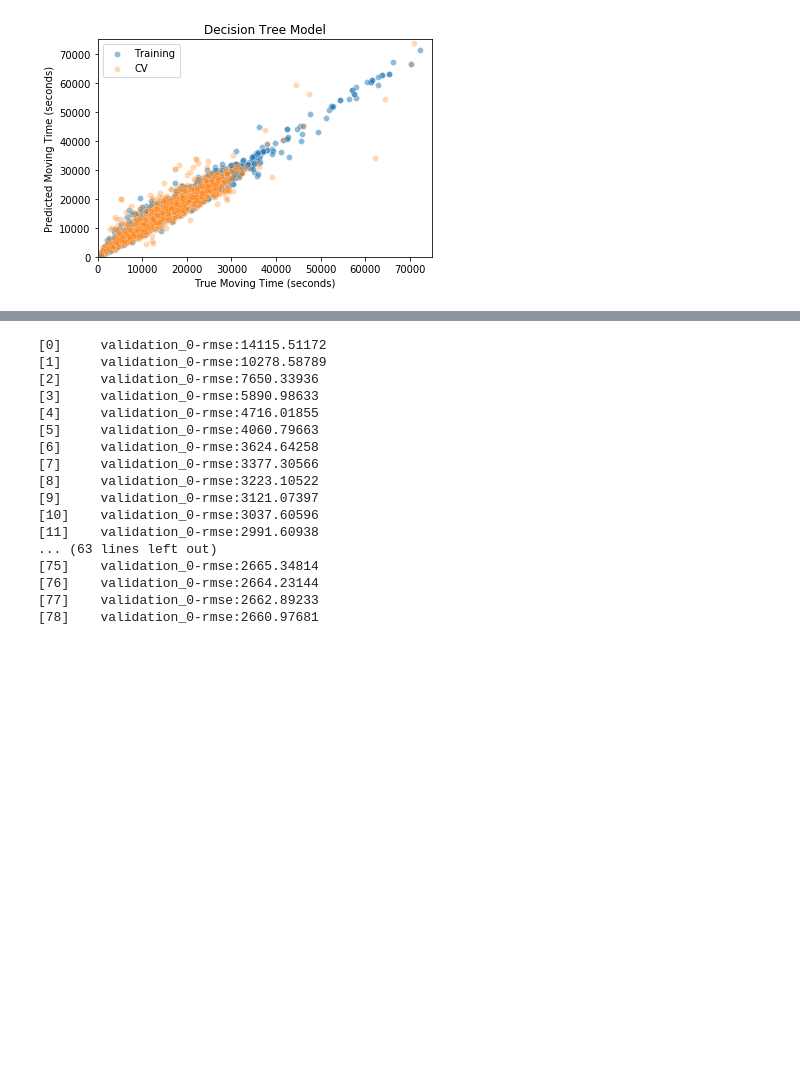
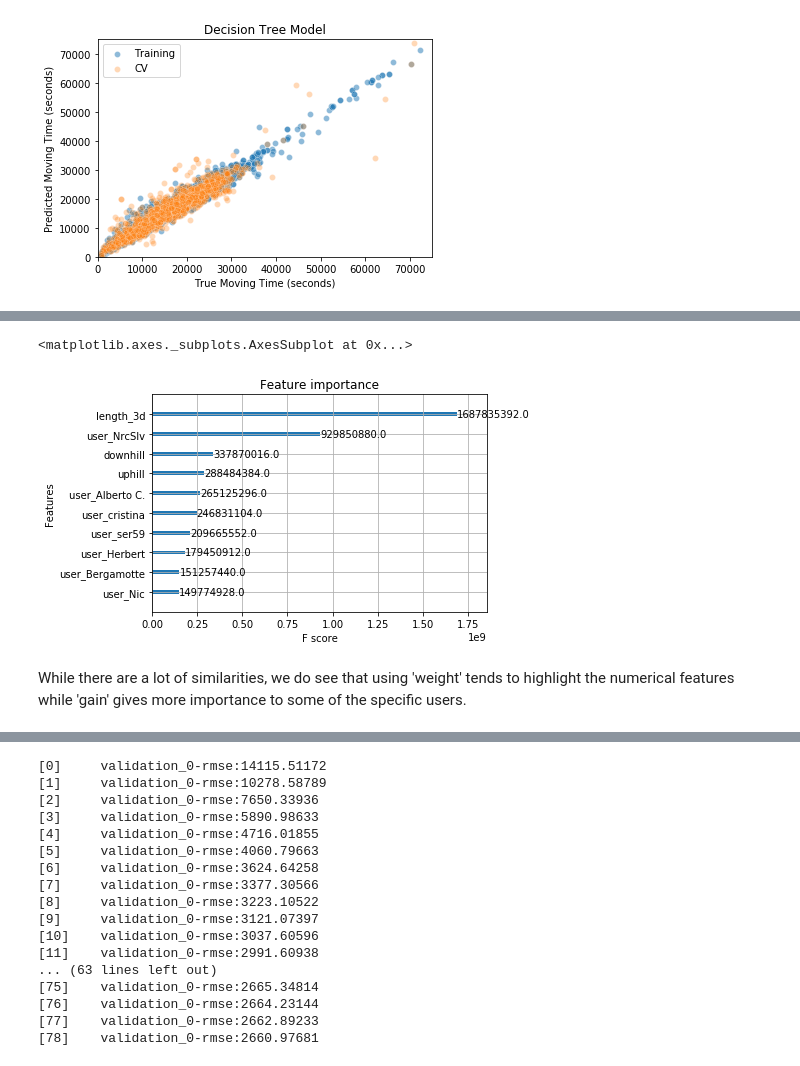
Before and after one commit to EmmaKLofthouse/hiking-trails, a Jupyter notebook: predict_time.ipynb, the cells around one changed output, grey strips where cells are left out. Saved outputs shown, nothing was run; the diff lists cells and outputs as text; code cells hidden in the pictures; blank space fills up the shorter version.

```diff
--- a/predict_time.ipynb
+++ b/predict_time.ipynb
@@ -578,0 +616,7 @@ Again, there's been some progress compared to the initial two models, but the er
+# %%
+plot_importance(model_XGB,max_num_features=10, importance_type='gain')
+# %% [output]
+<matplotlib.axes._subplots.AxesSubplot at 0x...>
+[figure, added]
+# %% [markdown]
+While there are a lot of similarities, we do see that using 'weight' tends to highlight the numerical features while 'gain' gives more importance to some of the specific users.
```
Also changed, not shown: parts of 13 cells of this notebook.
